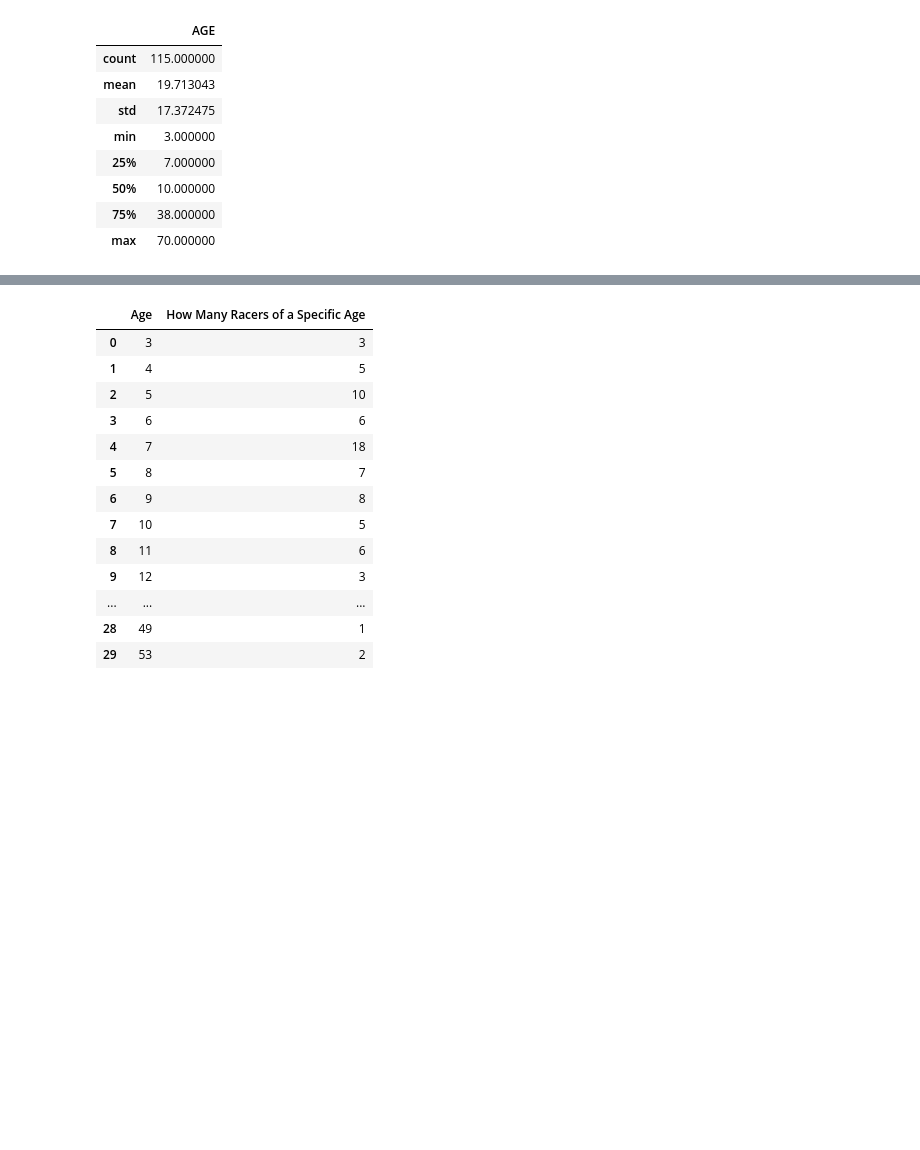
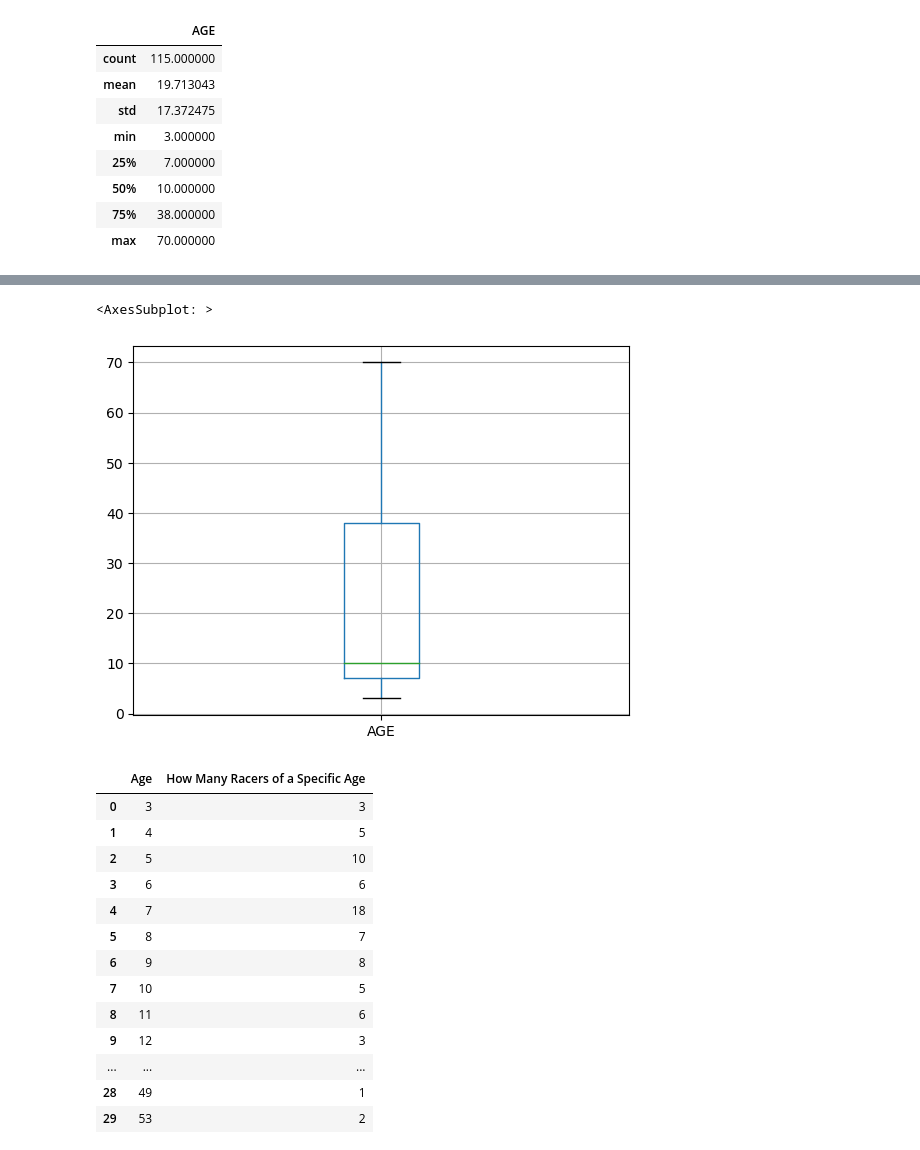
Before and after one commit to MarcBernstein0/raizel-practice-questions, a Jupyter notebook: notebook/nippermile_beautifulsoup.ipynb, the cells around one changed output, grey strips where cells are left out. Cells and saved outputs as stored; diff of their text form; code cells hidden in the pictures; blank space fills up the shorter version.

```diff
--- a/notebook/nippermile_beautifulsoup.ipynb
+++ b/notebook/nippermile_beautifulsoup.ipynb
@@ -269,3 +289,8 @@ nipper.describe()
+# %%
+nipper.boxplot()
+# %% [output]
+<AxesSubplot: >
+[figure, added]
 # %%
 mile_age = nipper['AGE'].value_counts().to_frame().reset_index()
 mile_age = mile_age.rename(columns={'index':'Age', 'AGE':'How Many Racers of a Specific Age'})
```
Also changed, not shown: parts of 1 cell of this notebook.
